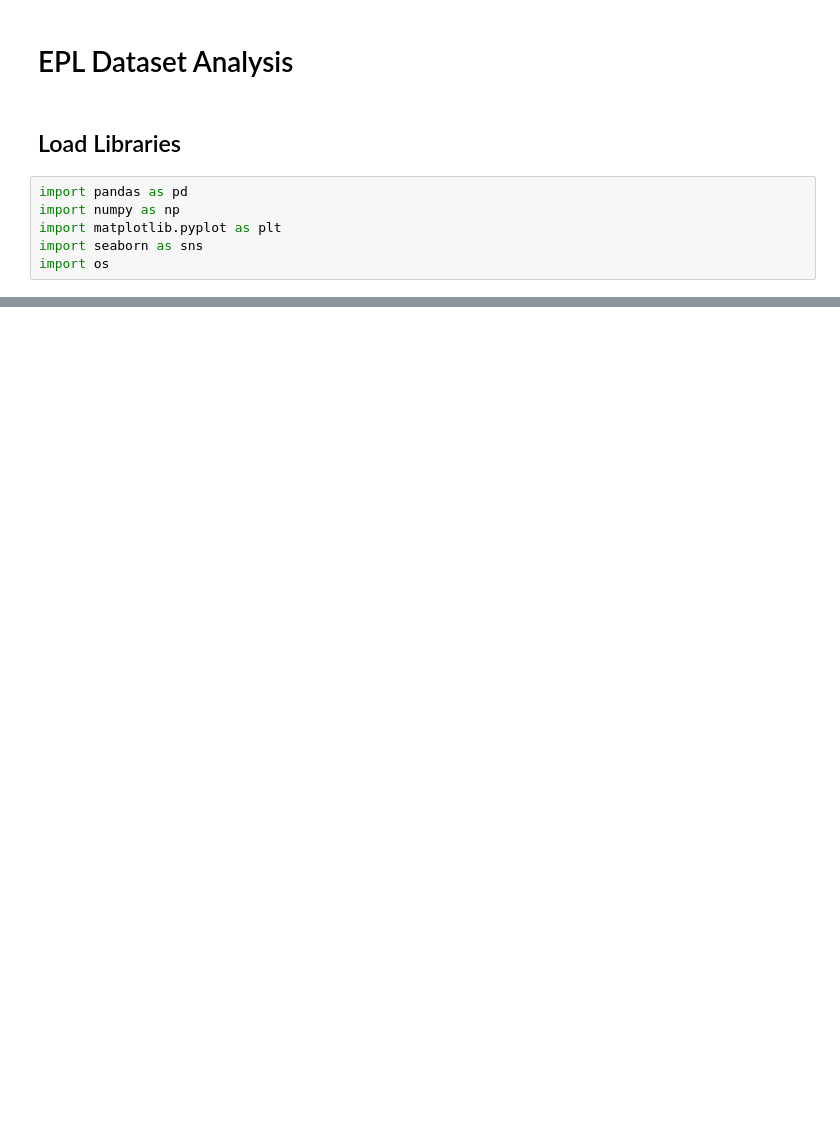
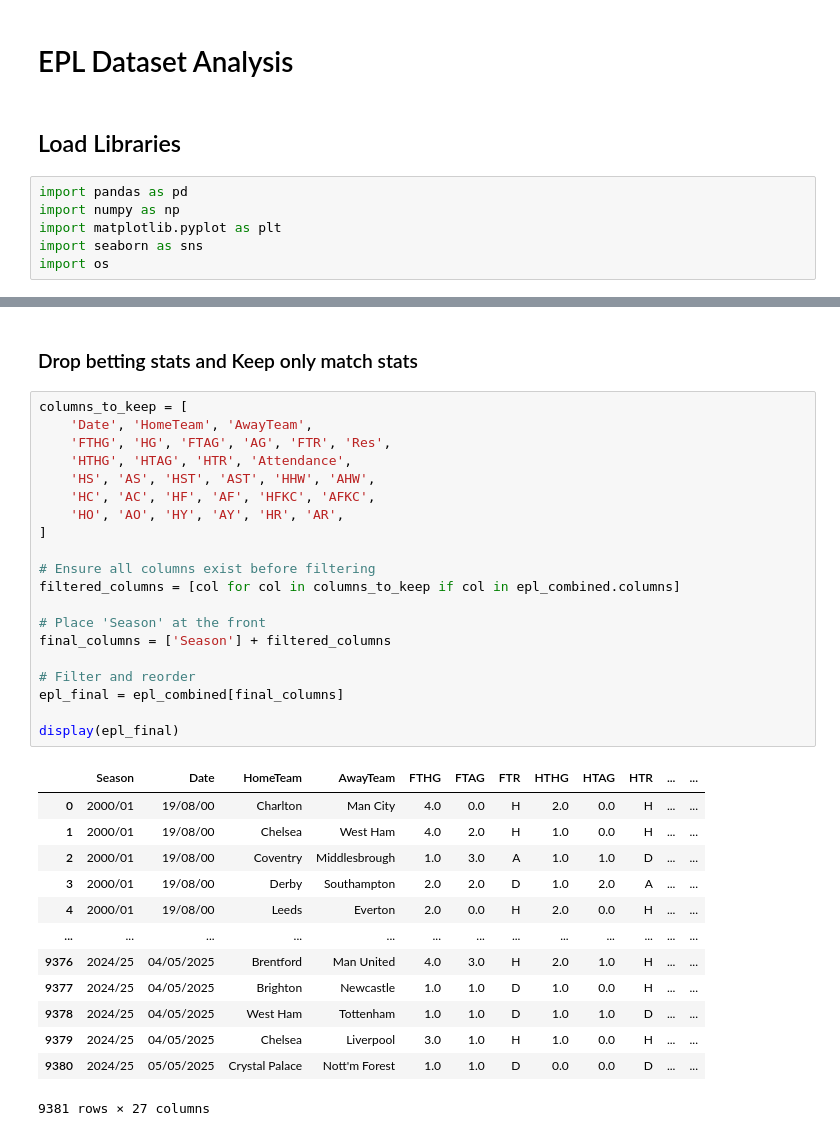
Before and after one commit to marcohuiii/Preprocessing-Project-EPL, a Jupyter notebook: notebooks/preprocessing.ipynb, the cells around one changed output, grey strips where cells are left out. Saved outputs shown, nothing was run; the diff lists cells and outputs as text; blank space fills up the shorter version.

```diff
--- a/notebooks/preprocessing.ipynb
+++ b/notebooks/preprocessing.ipynb
@@ -69,0 +95,36 @@ c:\Users\Marco\da_project\Preprocessing-Project-EPL\Preprocessing-Project-EPL\no
+# %% [markdown]
+### Drop betting stats and Keep only match stats
+# %%
+columns_to_keep = [
+    'Date', 'HomeTeam', 'AwayTeam',
+    'FTHG', 'HG', 'FTAG', 'AG', 'FTR', 'Res',
+    'HTHG', 'HTAG', 'HTR', 'Attendance',
+    'HS', 'AS', 'HST', 'AST', 'HHW', 'AHW',
+    'HC', 'AC', 'HF', 'AF', 'HFKC', 'AFKC',
+    'HO', 'AO', 'HY', 'AY', 'HR', 'AR',
+]
+
+# Ensure all columns exist before filtering
+filtered_columns = [col for col in columns_to_keep if col in epl_combined.columns]
+
+# Place 'Season' at the front
+final_columns = ['Season'] + filtered_columns
+
+# Filter and reorder
+epl_final = epl_combined[final_columns]
+
+display(epl_final)
+# %% [output]
+|  | Season | Date | HomeTeam | AwayTeam | FTHG | FTAG | FTR | HTHG | HTAG | HTR | ... | ... |
+| 0 | 2000/01 | 19/08/00 | Charlton | Man City | 4.0 | 0.0 | H | 2.0 | 0.0 | H | ... | ... |
+| 1 | 2000/01 | 19/08/00 | Chelsea | West Ham | 4.0 | 2.0 | H | 1.0 | 0.0 | H | ... | ... |
+| 2 | 2000/01 | 19/08/00 | Coventry | Middlesbrough | 1.0 | 3.0 | A | 1.0 | 1.0 | D | ... | ... |
+| 3 | 2000/01 | 19/08/00 | Derby | Southampton | 2.0 | 2.0 | D | 1.0 | 2.0 | A | ... | ... |
+| 4 | 2000/01 | 19/08/00 | Leeds | Everton | 2.0 | 0.0 | H | 2.0 | 0.0 | H | ... | ... |
+| ... | ... | ... | ... | ... | ... | ... | ... | ... | ... | ... | ... | ... |
+| 9376 | 2024/25 | 04/05/2025 | Brentford | Man United | 4.0 | 3.0 | H | 2.0 | 1.0 | H | ... | ... |
+| 9377 | 2024/25 | 04/05/2025 | Brighton | Newcastle | 1.0 | 1.0 | D | 1.0 | 0.0 | H | ... | ... |
+| 9378 | 2024/25 | 04/05/2025 | West Ham | Tottenham | 1.0 | 1.0 | D | 1.0 | 1.0 | D | ... | ... |
+| 9379 | 2024/25 | 04/05/2025 | Chelsea | Liverpool | 3.0 | 1.0 | H | 1.0 | 0.0 | H | ... | ... |
+| 9380 | 2024/25 | 05/05/2025 | Crystal Palace | Nott'm Forest | 1.0 | 1.0 | D | 0.0 | 0.0 | D | ... | ... |
+9381 rows × 27 columns
```
Also changed, not shown: parts of 23 cells of this notebook.
